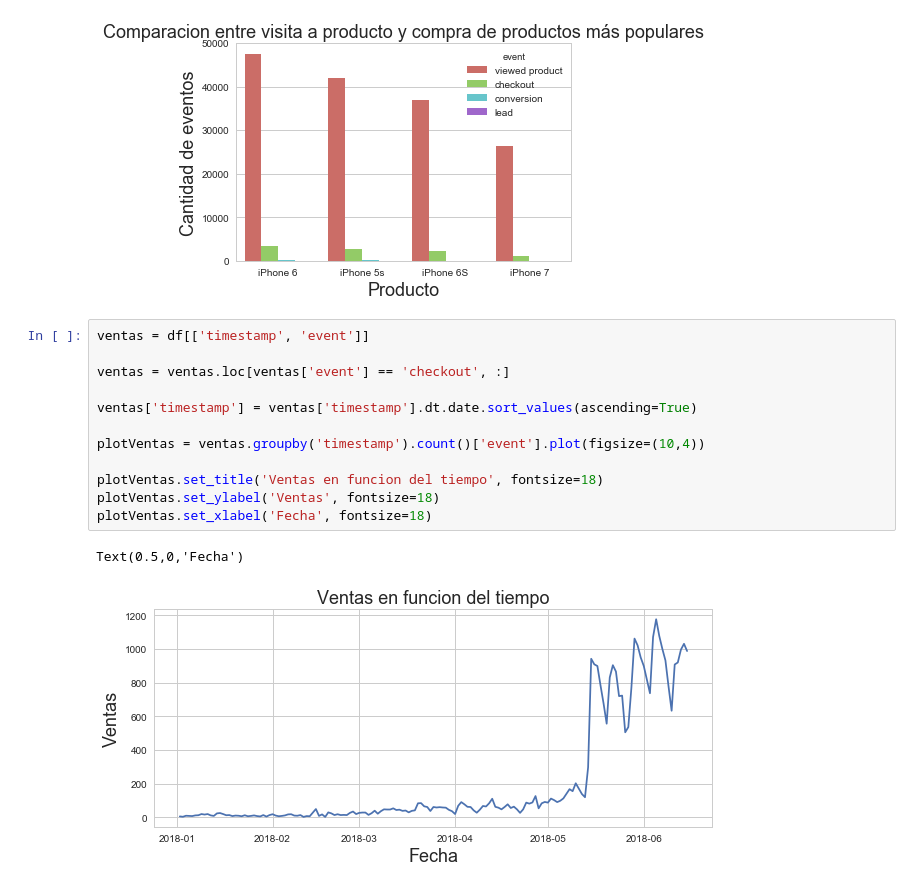
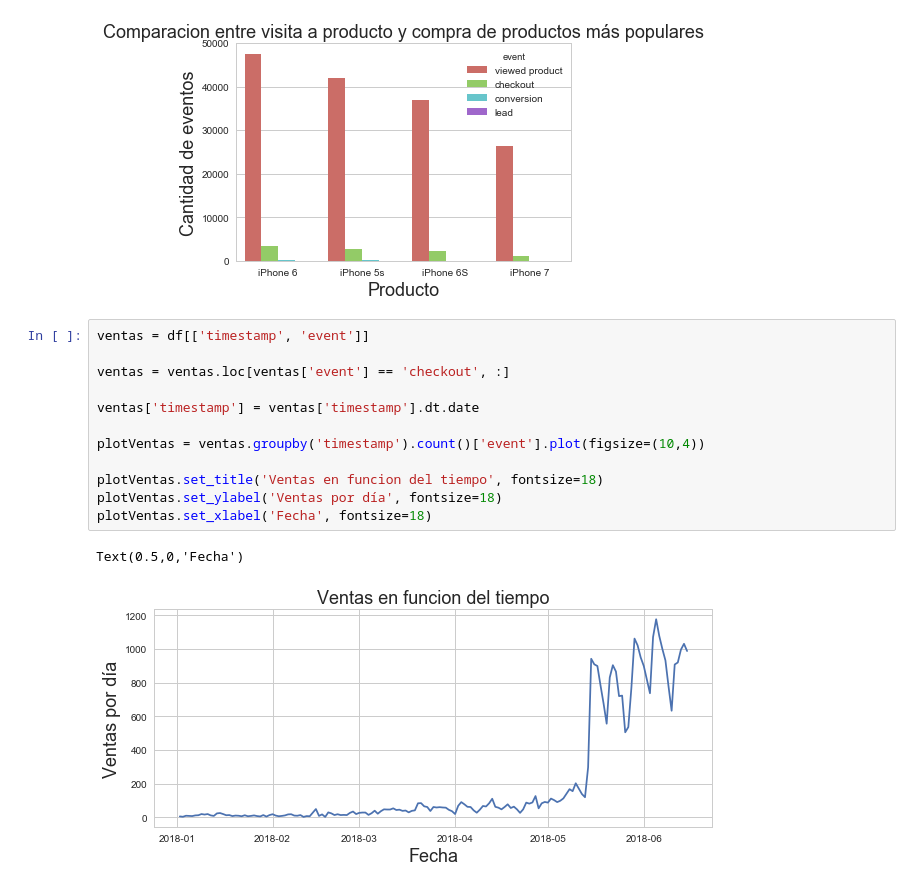
Before and after one commit to MartinCohen98/OrganizacionDeDatosTP1, a Jupyter notebook: AnalisisExploratorioMartin.ipynb, the cells around one changed output. Drawn from its saved outputs; the diff is of its cells as text.

```diff
--- a/AnalisisExploratorioMartin.ipynb
+++ b/AnalisisExploratorioMartin.ipynb
@@ -130,15 +130,15 @@ Text(0,0.5,'Cantidad de eventos')
 # %%
 ventas = df[['timestamp', 'event']]
 
 ventas = ventas.loc[ventas['event'] == 'checkout', :]
 
-ventas['timestamp'] = ventas['timestamp'].dt.date.sort_values(ascending=True)
+ventas['timestamp'] = ventas['timestamp'].dt.date
 
 plotVentas = ventas.groupby('timestamp').count()['event'].plot(figsize=(10,4))
 
 plotVentas.set_title('Ventas en funcion del tiempo', fontsize=18)
-plotVentas.set_ylabel('Ventas', fontsize=18)
+plotVentas.set_ylabel('Ventas por día', fontsize=18)
 plotVentas.set_xlabel('Fecha', fontsize=18)
 # %% [output]
 Text(0.5,0,'Fecha')
-[figure, old version]
+[figure, new version]
```
Also changed, not shown: parts of 3 cells of this notebook.
